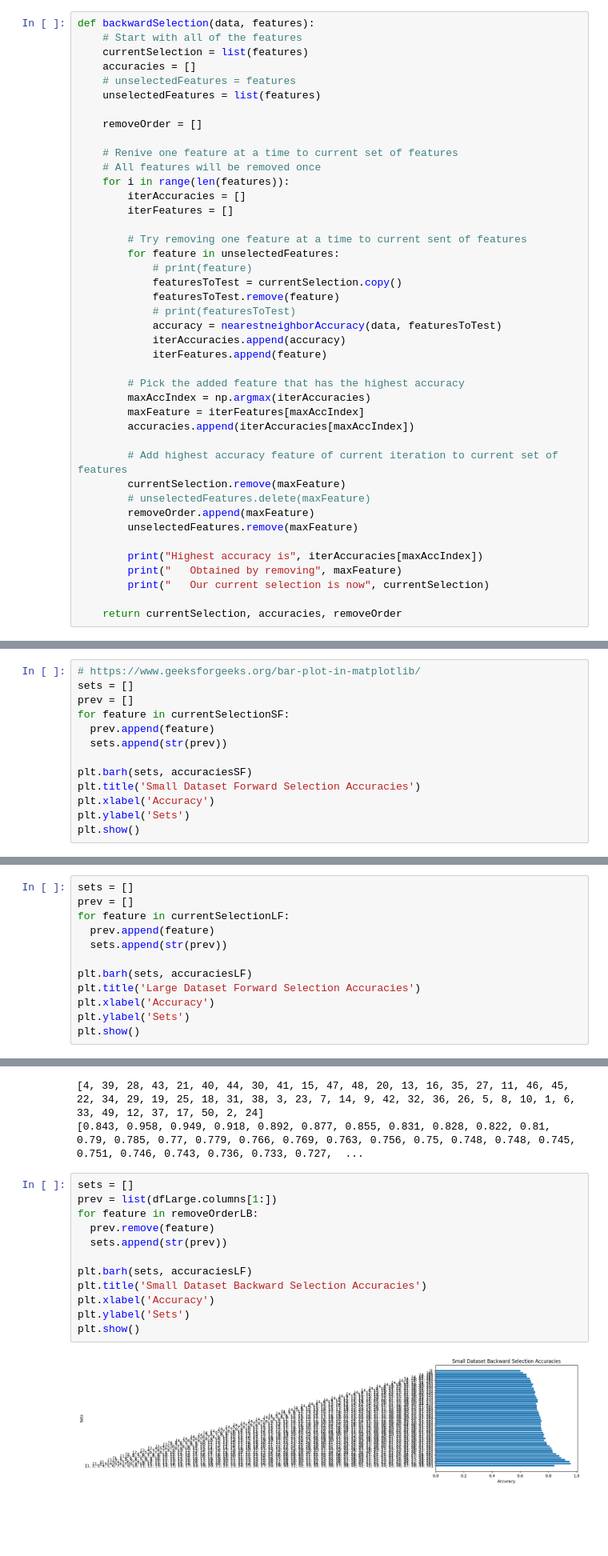
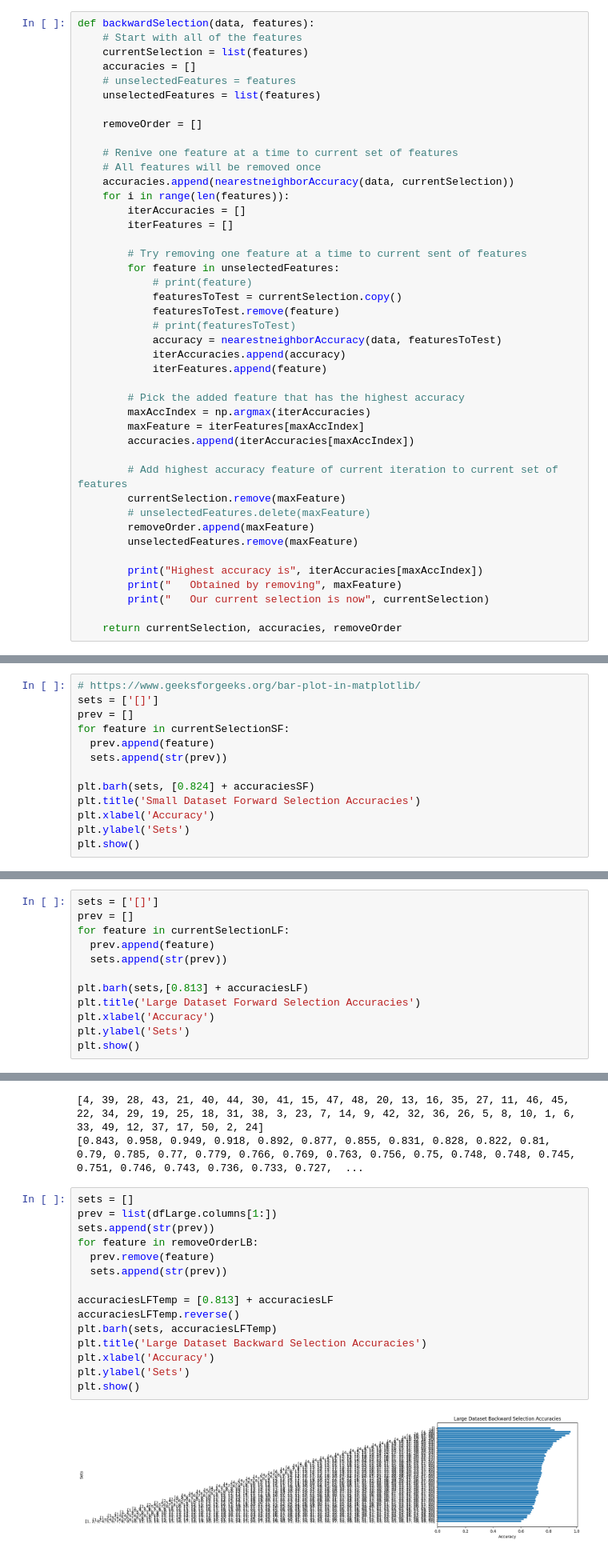
Before and after one commit to angelikab028/nearestneighbor, a Jupyter notebook: VisualizationsAndPart2.ipynb, the cells around one changed output, grey strips where cells are left out. Shown at 80% size. Cells and saved outputs as stored; diff of their text form; blank space fills up the shorter version.

```diff
--- a/VisualizationsAndPart2.ipynb
+++ b/VisualizationsAndPart2.ipynb
@@ -77,6 +77,7 @@ def backwardSelection(data, features):
 
     # Renive one feature at a time to current set of features
     # All features will be removed once
+    accuracies.append(nearestneighborAccuracy(data, currentSelection))
     for i in range(len(features)):
         iterAccuracies = []
         iterFeatures = []
@@ -155,13 +166,13 @@ Highest accuracy is 0.824
    Our current selection is now []
 # %%
 # https://www.geeksforgeeks.org/bar-plot-in-matplotlib/
-sets = []
+sets = ['[]']
 prev = []
 for feature in currentSelectionSF:
   prev.append(feature)
   sets.append(str(prev))
 
-plt.barh(sets, accuraciesSF)
+plt.barh(sets, [0.824] + accuraciesSF)
 plt.title('Small Dataset Forward Selection Accuracies')
 plt.xlabel('Accuracy')
 plt.ylabel('Sets')
@@ -186,11 +208,11 @@ plt.show()
 # %%
-sets = []
+sets = ['[]']
 prev = []
 for feature in currentSelectionLF:
   prev.append(feature)
   sets.append(str(prev))
 
-plt.barh(sets, accuraciesLF)
+plt.barh(sets,[0.813] + accuraciesLF)
 plt.title('Large Dataset Forward Selection Accuracies')
 plt.xlabel('Accuracy')
 plt.ylabel('Sets')
@@ -206,17 +228,20 @@ print(accuraciesLF)
 # %%
 sets = []
 prev = list(dfLarge.columns[1:])
+sets.append(str(prev))
 for feature in removeOrderLB:
   prev.remove(feature)
   sets.append(str(prev))
 
-plt.barh(sets, accuraciesLF)
-plt.title('Small Dataset Backward Selection Accuracies')
+accuraciesLFTemp = [0.813] + accuraciesLF
+accuraciesLFTemp.reverse()
+plt.barh(sets, accuraciesLFTemp)
+plt.title('Large Dataset Backward Selection Accuracies')
 plt.xlabel('Accuracy')
 plt.ylabel('Sets')
 plt.show()
 # %% [output]
-[figure, old version]
+[figure, new version]
 # %%
 print(removeOrderLB)
 print(accuraciesLF)
```
Also changed, not shown: parts of 20 cells of this notebook, 1 other file.
